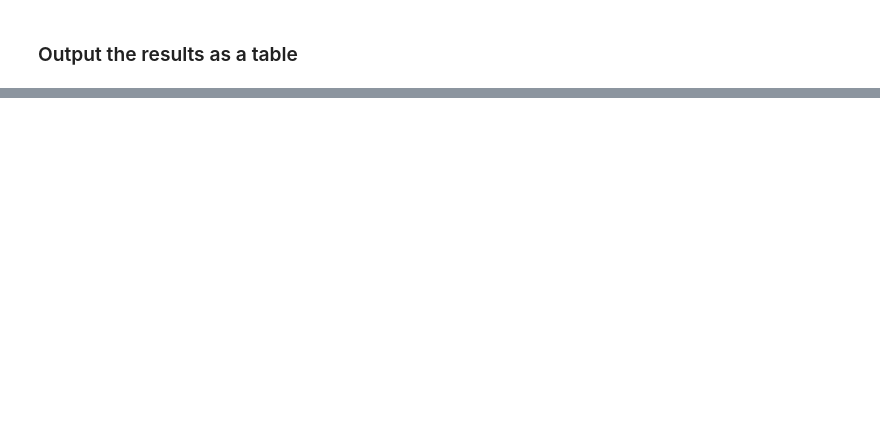
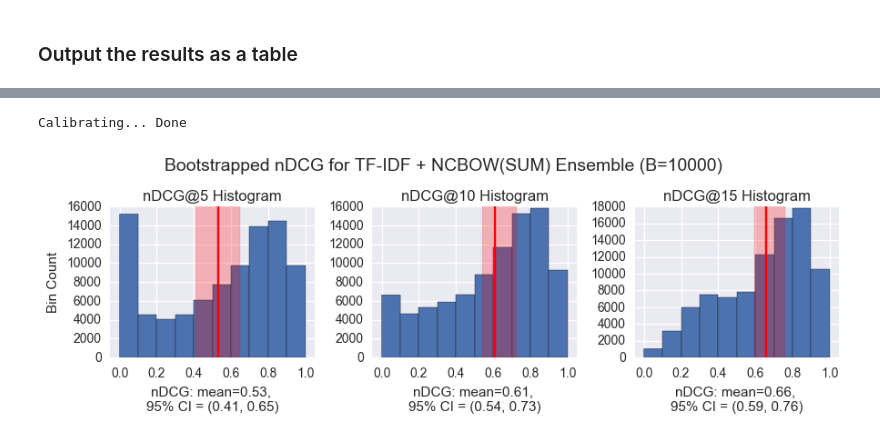
Before and after one commit to teffland/dExplorer, a Jupyter notebook: Test Suite.ipynb, the cells around one changed output, grey strips where cells are left out. Cells and saved outputs as stored; diff of their text form; code cells hidden in the pictures; blank space fills up the shorter version.

```diff
--- a/Test Suite.ipynb
+++ b/Test Suite.ipynb
@@ -126,14 +131,17 @@ def score_model_at_k(model, k, data=test_data,
                                        discussion['posts'][candidate_id]['text'])
 #             print pred_score
             scores[anchor_id]['preds'].append(pred_score)
-#             if verbose: print true_score, pred_score
+            if verbose > 1: print true_score, pred_score
         for anchor_id in scores:
             trues = np.array(scores[anchor_id]['trues'])
             preds = np.array(scores[anchor_id]['preds'])
             ndcg = ndcg_score(trues, preds, k=k)
-            ndcg_bootstrapped = bootstrap_score(trues, preds, ndcg_score, B=B, k=k)
-            # the true ndcg will just be the first one, all the rest are resampled
-            all_scores.append([ndcg] + ndcg_bootstrapped)
+            if B:
+                ndcg_bootstrapped = bootstrap_score(trues, preds, ndcg_score, B=B, k=k)
+                # the true ndcg will just be the first one, all the rest are resampled
+                all_scores.append([ndcg] + ndcg_bootstrapped)
+            else:
+                all_scores.append(ndcg)
             if verbose: print 'Discussion {0} ndcg for anchor {1} = {ndcg:2.2f}'.format(i, anchor_id,
                                                                                         ndcg=ndcg)
     return all_scores
@@ -155,7 +163,7 @@ def score_model(model, model_name, ks=[5,10,15], B=10000, **kwds):
         ci_top = ndcg_mean - np.percentile(diffs, 100.*alpha)
         results[k] = {
             'mean':ndcg_mean,
-            'ci':(ci_bottom, ci_top)
+            'ci':(ci_bottom, ci_top),
             'scores':[ score for scores in all_scores for score in scores ]
         }
 #         print "nDCG@{k}: mean={mean:2.2f}, std={std:2.2f}".format(k=k, mean=mean, std=std)
@@ -512,0 +578,12 @@ for name, res in sorted(results.items(), key=lambda x:x[0]):
+# %%
+# first convert the test data to a raw [ [anchor tokens, [(candidate tokens, score)]] ]
+unraveled_tests = []
+for did, discussion in enumerate(test_data):
+    anchor_ids = { triple[0] for triple in discussion['relevance_scores'] }
+    for aid in anchor_ids:
+        print did, aid # visually make sure testset order is the same
+        anchor_tokens = discussion['posts'][aid]['text']
+        candidates = []
+        for aid, cid, score in [triple for triple in discussion['relevance_scores'] if triple[0]==aid]:
+            candidates.append((discussion['posts'][cid]['text'], score))
+        unraveled_tests.append((anchor_tokens, candidates))
@@ -512,0 +765,11 @@ for name, res in sorted(results.items(), key=lambda x:x[0]):
+# %%
+ensemble_model = Ensemble([tfidf_model, ncbow_model_sum])
+train_discussions = [ [ post['text'] for post in discussion['posts'] ] for discussion in train_data ]
+print "Calibrating...",
+ensemble_model.calibrate(train_discussions, 1000)
+print "Done"
+model_name = "TF-IDF + NCBOW(SUM) Ensemble"
+results[model_name] = score_model(ensemble_model, model_name, B=10000, verbose=0)
+# %% [output]
+Calibrating... Done
+[figure, added]
```
Also changed, not shown: parts of 37 cells of this notebook, 3 other files.
